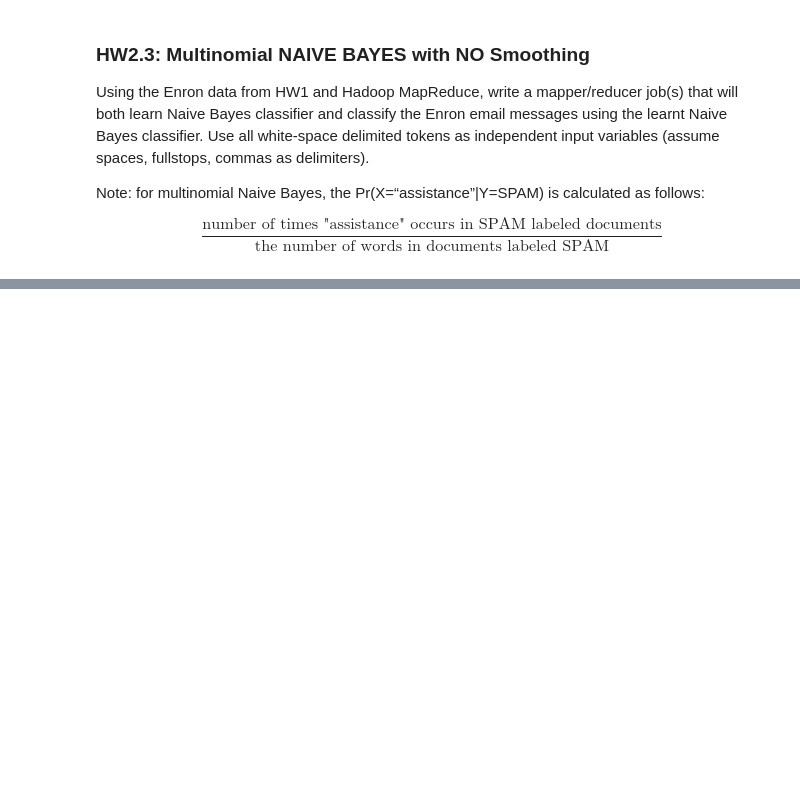
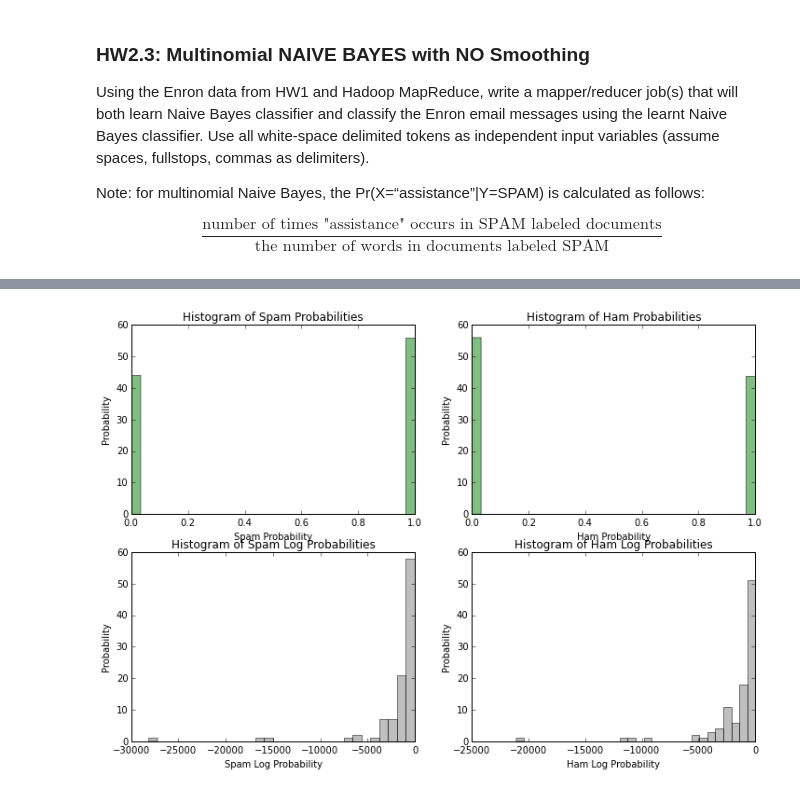
Before and after one commit to mseltz/W261-Fall2016, a Jupyter notebook: Week02/MIDS-W261-2016-HWK-Week02-Seltzer.ipynb, the cells around one changed output, grey strips where cells are left out. Drawn from its saved outputs; the diff is of its cells as text; code cells hidden in the pictures; blank space fills up the shorter version.

```diff
--- a/Week02/MIDS-W261-2016-HWK-Week02-Seltzer.ipynb
+++ b/Week02/MIDS-W261-2016-HWK-Week02-Seltzer.ipynb
@@ -663,0 +713,18 @@ not email: ['mildmildsevere', '1', '-9.81574863823']
+# %%
+%%writefile mapper.py
+#!/usr/bin/python
+## mapper.py
+## Author: Miki Seltzer
+## Description: mapper code for HW2.3
+
+import sys
+import string
+import re
+
+# Our input comes from STDIN (standard input)
+for line in sys.stdin:
+
+    # Replace delimiter
+    line = line.replace('\n', '')
+    fields = line.split('\t')
+    print '%s^%s^%s^%s^%s' % (fields[0], fields[1], fields[2], fields[3], fields[4])
@@ -663,0 +1007,68 @@ not email: ['mildmildsevere', '1', '-9.81574863823']
+# %%
+# This tells matplotlib not to try opening a new window for each plot.
+%matplotlib inline
+
+# Import libraries for plotting and analysis
+import matplotlib.pyplot as plt
+import numpy as np
+import re
+from decimal import *
+
+# Initialize data structures
+doc, Y, prediction, log_prob_spam, log_prob_ham = [], [], [], [], []
+classes = ["Spam", "Ham"]
+
+# Read in data from text file
+with open('hw2_3_output_predict2.txt', 'r') as myfile:
+    for line in myfile:
+        fields = line.split()
+
+        # Only look at records that have a doc_id as the first field
+        pattern = re.compile('^\d{4}.\d{4}-\d{2}-\d{2}\.\w+')
+        try:
+            key = fields[0]
+        except:
+            continue
+        if pattern.match(fields[0]):
+            doc.append(fields[0])
+            Y.append(fields[1])
+            prediction.append(fields[2])
+            log_prob_spam.append(fields[3])
+            log_prob_ham.append(fields[4])
+
+# Convert to numpy arrays
+doc = np.array(doc)
+Y = np.array(Y)
+prediction = np.array(prediction)
+log_prob_spam = np.array(log_prob_spam).astype(float)
+log_prob_ham = np.array(log_prob_ham).astype(float)
+log_probs = np.column_stack((log_prob_spam, log_prob_ham))
+
+# These numbers are SO SMALL we need to work with Decimal type, then convert back to float
+norm_probs = {0:[], 1:[]}
+for i in log_probs:
+    spam = Decimal(i[0]).exp() / (Decimal(i[0]).exp() + Decimal(i[1]).exp())
+    ham = Decimal(i[1]).exp() / (Decimal(i[0]).exp() + Decimal(i[1]).exp())
+    norm_probs[0].append(float(spam))
+    norm_probs[1].append(float(ham))
+
+num_bins = 30
+plt.figure(figsize=(12, 8))
+
+# Plot histograms
+for i in range(2):
+    plt.subplot(2, 2, i + 1)
+    plt.hist(norm_probs[i], num_bins, facecolor='green', alpha=0.5)
+    plt.xlabel(classes[i] + ' Probability')
+    plt.ylabel('Probability')
+    plt.title(r'Histogram of ' + classes[i] + ' Probabilities')
+
+# For good measure, plot log probs
+for i in range(2):
+    plt.subplot(2, 2, i + 3)
+    plt.hist(log_probs[:,i], num_bins, facecolor='grey', alpha=0.5)
+    plt.xlabel(classes[i] + ' Log Probability')
+    plt.ylabel('Probability')
+    plt.title(r'Histogram of ' + classes[i] + ' Log Probabilities')
+# %% [output]
+[figure, added]
```
Also changed, not shown: parts of 94 cells of this notebook, 3 other files.
